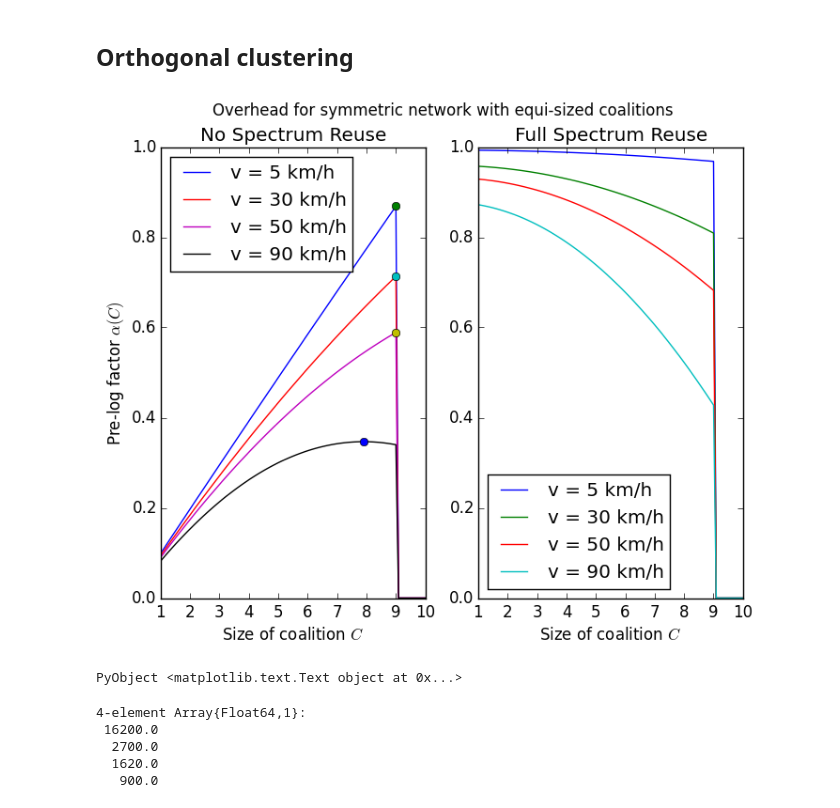
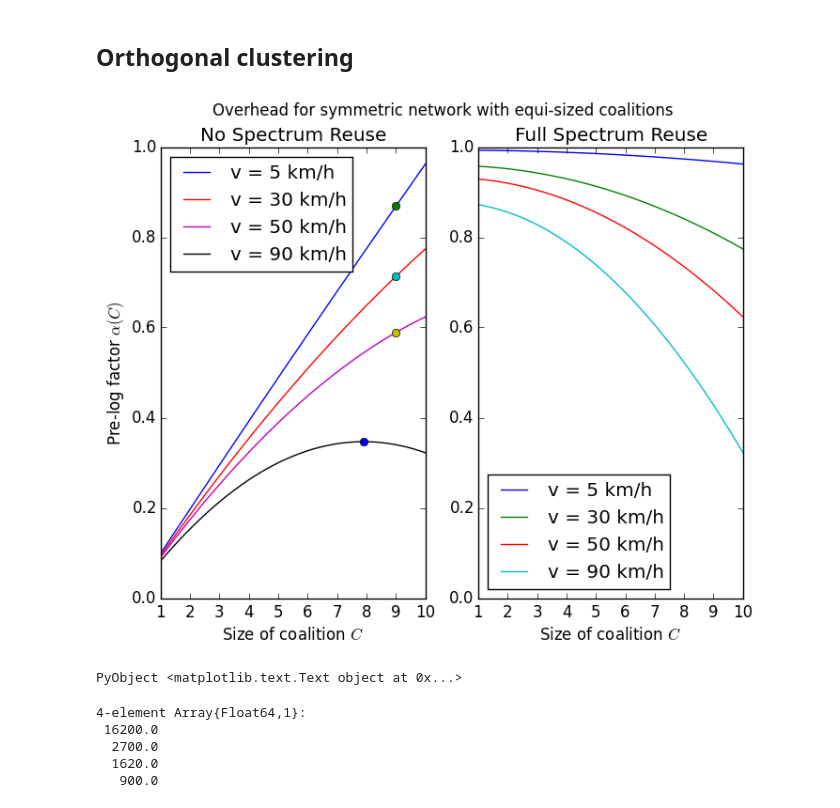
Before and after one commit to rasmusbrandt/DistributedBaseStationClustering.jl, a Jupyter notebook: support/CSI_acquisition_overhead.ipynb, the cells around one changed output. Cells and saved outputs as stored; diff of their text form; code cells hidden in the pictures.

Commit message:
Distinguish between IA feasibility limit and CSI acquisition overhead.

```diff
--- a/support/CSI_acquisition_overhead.ipynb
+++ b/support/CSI_acquisition_overhead.ipynb
@@ -36,57 +36,37 @@ Tcs = ceil(1./(2fds))
 ## Orthogonal clustering
 # %%
 subplot(1, 2, 1)
-α(C, Tc) = begin
-    alphas = zeros(C)
-    for n = 1:length(C)
-        if C[n] <= max_cluster_size
-            alphas[n] = max(0, C[n]/I - (1/Tc)*(C[n]*(M + Kc*(N + d)) + C[n]^2*Kc*M))
-        else
-            alphas[n] = 0.
-        end
-    end
-    alphas
-end
+α(C, Tc) = max(0, C/I - (1/Tc)*(C*(M + Kc*(N + d)) + C.^2*Kc*M))
 Cs = linspace(1,I)
 for idx = 1:length(Tcs)
     Tc = Tcs[idx]; v_kmh = vs_kmh[idx]
     plot(Cs, α(Cs, Tc), label=string("v = ", v_kmh, " km/h"))
 
-    # Optimal cluster size
+    # Optimal cluster size, taking into account IA feasibility
     opt_size = min((Tc - I*(M + Kc*(N + d)))/(2*I*Kc*M), max_cluster_size)
     opt_alpha = max(0, opt_size/I - (1/Tc)*(opt_size*(M + Kc*(N + d)) + opt_size^2*Kc*M))
     plot(opt_size, opt_alpha, "o")
 end
 title("No Spectrum Reuse")
 xlabel(L"Size of coalition $C$")
 ylabel(L"Pre-log factor $\alpha(C)$")
 ylim(0,1)
 legend(loc="best")
 
 subplot(1, 2, 2)
-α(C, Tc) = begin
-    alphas = zeros(C)
-    for n = 1:length(C)
-        if C[n] <= max_cluster_size
-            alphas[n] = max(0, 1 - (1/Tc)*(I*(M + Kc*(N + d)) + C[n]^2*Kc*M))
-        else
-            alphas[n] = 0.
-        end
-    end
-    alphas
-end
+α(C, Tc) = max(0, 1 - (1/Tc)*(I*(M + Kc*(N + d)) + C.^2*Kc*M))
 for idx = 1:length(Tcs)
     Tc = Tcs[idx]; v_kmh = vs_kmh[idx]
     plot(Cs, α(Cs, Tc), label=string("v = ", v_kmh, " km/h"))
 end
 title("Full Spectrum Reuse")
 xlabel(L"Size of coalition $C$")
 ylim(0,1)
 legend(loc="best")
 
 suptitle("Overhead for symmetric network with equi-sized coalitions")
 # %% [output]
-[figure, old version]
+[figure, new version]
 PyObject <matplotlib.text.Text object at 0x...>
 # %%
 Tcs
```
